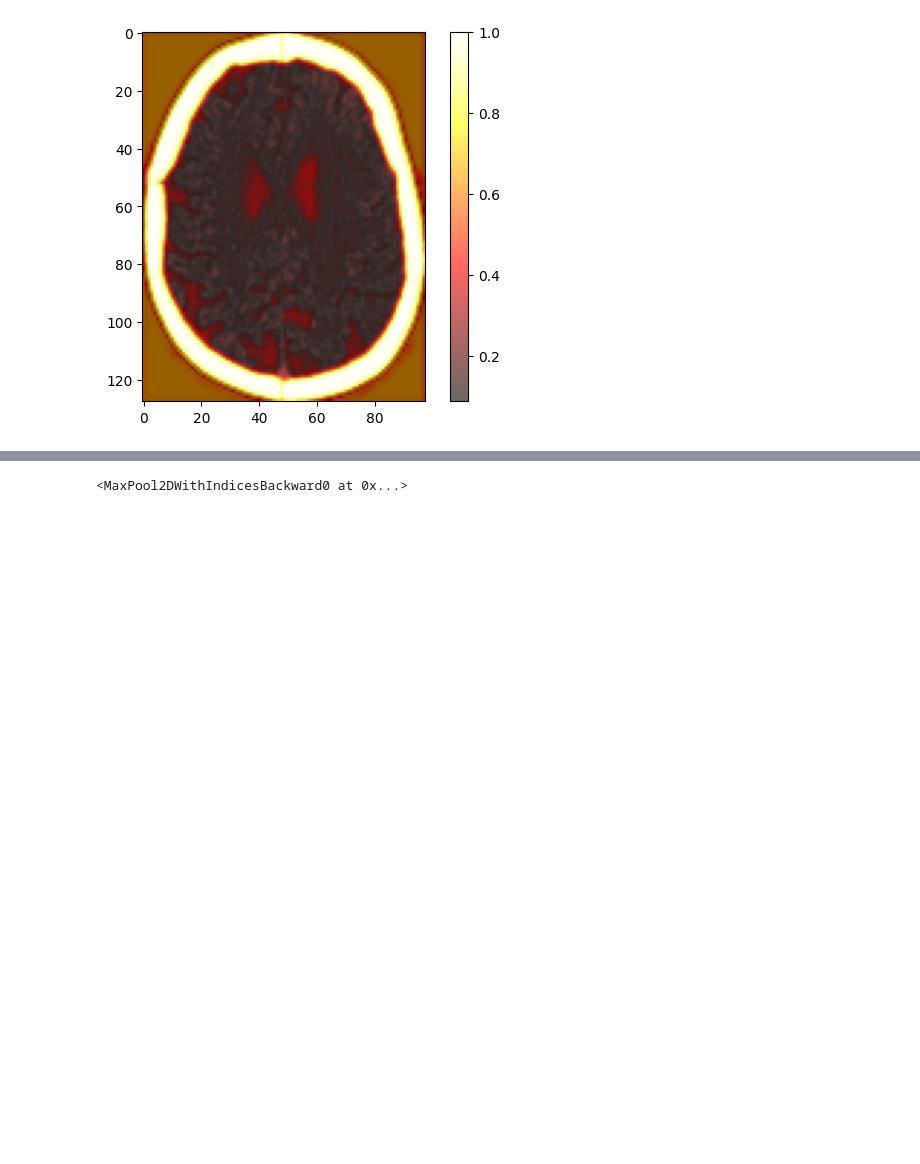
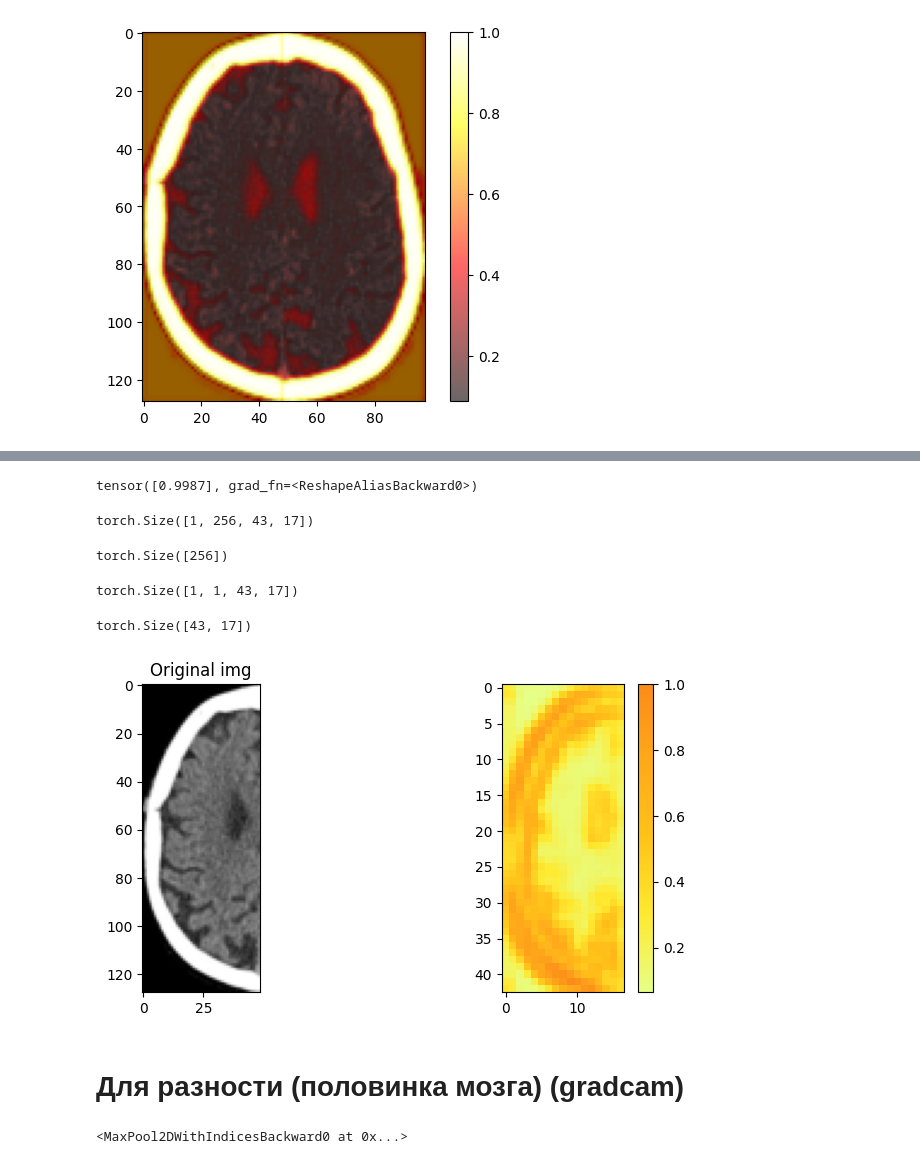
Before and after one commit to Anna-Pinewood/Ischemic_Stroke_Prediction, a Jupyter notebook: attention_visual.ipynb, the cells around one changed output, grey strips where cells are left out. Cells and saved outputs as stored; diff of their text form; code cells hidden in the pictures; blank space fills up the shorter version.

```diff
--- a/attention_visual.ipynb
+++ b/attention_visual.ipynb
@@ -215,0 +191,2 @@ plt.show()
+# %%
+hook_half = Hook(last_squared_block)
@@ -216,3 +197,48 @@ plt.show()
+# %%
+model(img)
+# %% [output]
+tensor([0.9987], grad_fn=<ReshapeAliasBackward0>)
+# %%
+hook_half.output.shape
+# %% [output]
+torch.Size([1, 256, 43, 17])
+# %%
+output_mean = F.softmax(hook_half.output.mean((0,2,3)))
+output_mean.shape
+# %% [output]
+torch.Size([256])
+# %%
+activations = torch.zeros(hook_half.output.shape[0], 1, hook_half.output.shape[2], hook_half.output.shape[3]) # torch.Size([1, 1, 43, 17])
+for i in range(hook_half.output.shape[1]):
+    activations += hook_half.output[:,i,:,:] * output_mean[i] # weighted feature maps
+activations = F.relu(activations)
+activations.shape
+# %% [output]
+torch.Size([1, 1, 43, 17])
+# %%
+heatmap = activations.squeeze()
+
+## Normalize heatmap
+heatmap = heatmap / torch.max(heatmap)
+
+heatmap.shape
+# %% [output]
+torch.Size([43, 17])
+# %%
+fig, (ax1, ax2) = plt.subplots(1, 2, figsize=(8,4))
+
+ax1.imshow(img[0][ :, :, :(98 // 2)].permute(1, 2, 0)[:, :, 0].detach().numpy(), cmap='gray')
+ax1.set_title('Original img')
+# more orange means the highest values
+im = ax2.imshow(heatmap.detach().numpy(), cmap='Wistia', alpha=0.9, interpolation='nearest')
+
+
+cbar = fig.colorbar(im)
+plt.show()
+# %% [output]
+[figure, added]
+# %% [markdown]
+# Для разности (половинка мозга) (gradcam)
 # %%
 # получаем выход слоёв ДО предсказания
 x = list(model.children())[0](img)
```
Also changed, not shown: parts of 14 cells of this notebook.
